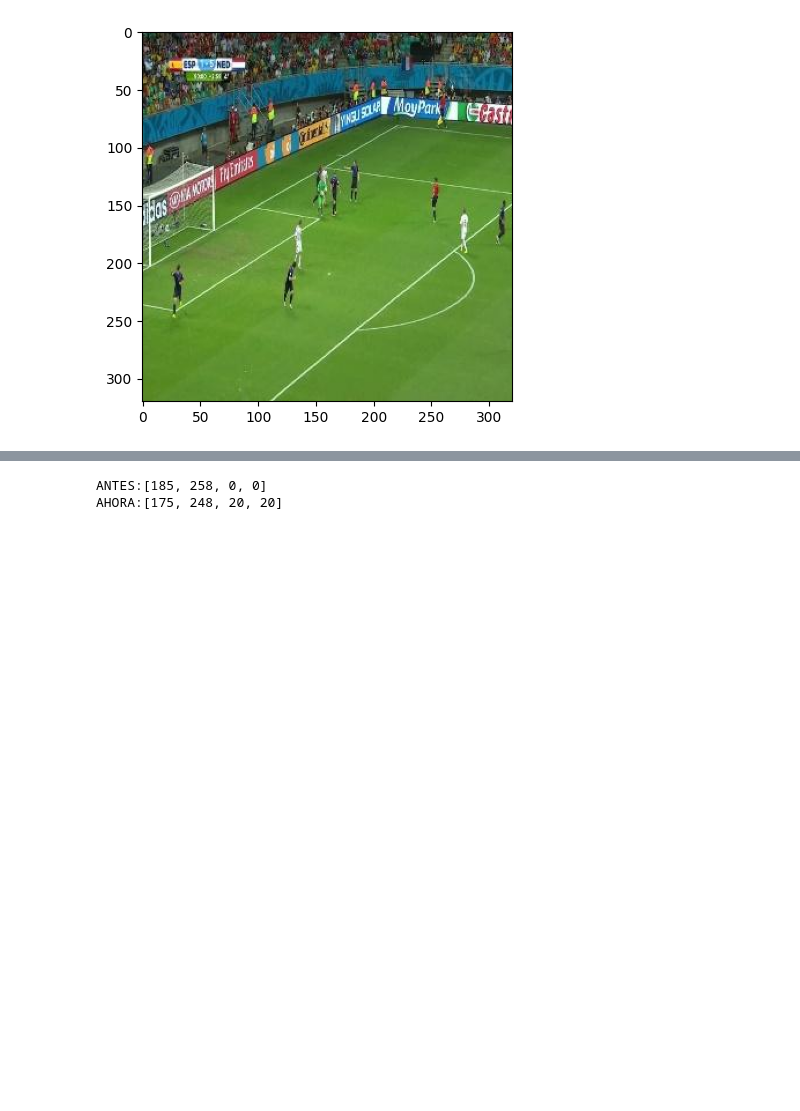
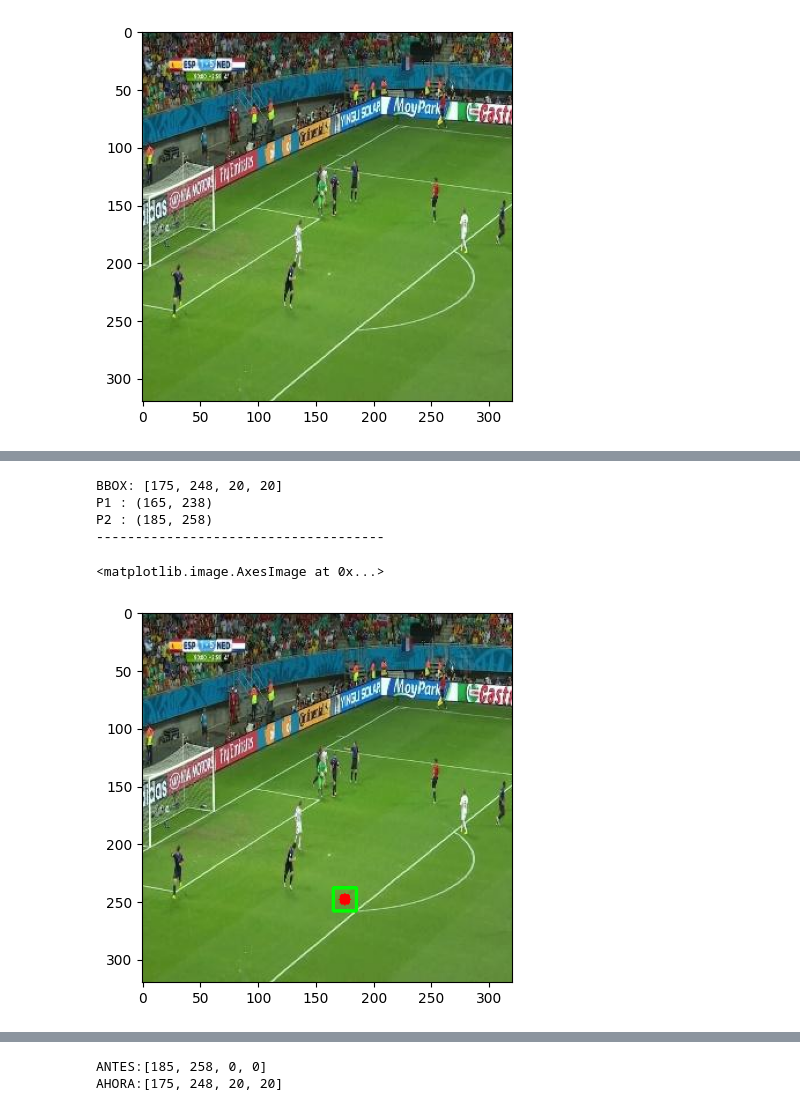
Before and after one commit to Fer14/futstats, a Jupyter notebook: homography/coco_dataset_eda.ipynb, the cells around one changed output, grey strips where cells are left out. Saved outputs shown, nothing was run; the diff lists cells and outputs as text; code cells hidden in the pictures; blank space fills up the shorter version.

```diff
--- a/homography/coco_dataset_eda.ipynb
+++ b/homography/coco_dataset_eda.ipynb
@@ -22,3 +32,23 @@ anns_0 = [ann for ann in anns if ann['image_id'] == 1][:1]
+# %%
+image_ann = img.copy()
+
+for ann in anns_0:
+    bbox = ann['bbox']
+    print(f'BBOX: {bbox}')
+    image_ann = cv2.circle(image_ann, (bbox[0], bbox[1]), 5, (255, 0, 0), -1)
+    image_ann = cv2.rectangle(image_ann, (bbox[0] - 10 , bbox[1] - 10), (bbox[0] + 10, bbox[1] + 10), (0, 255, 0), 2)
+    print(f"P1 : {(bbox[0] - 10 , bbox[1] - 10)}")
+    print(f"P2 : {(bbox[0] + 10, bbox[1] + 10)}")
+    print("-------------------------------------")
+
+plt.imshow(image_ann)
+# %% [output]
+BBOX: [175, 248, 20, 20]
+P1 : (165, 238)
+P2 : (185, 258)
+-------------------------------------
+<matplotlib.image.AxesImage at 0x...>
+[figure, added]
 # %%
 image_ann = img.copy()
 
```
Also changed, not shown: parts of 17 cells of this notebook.
